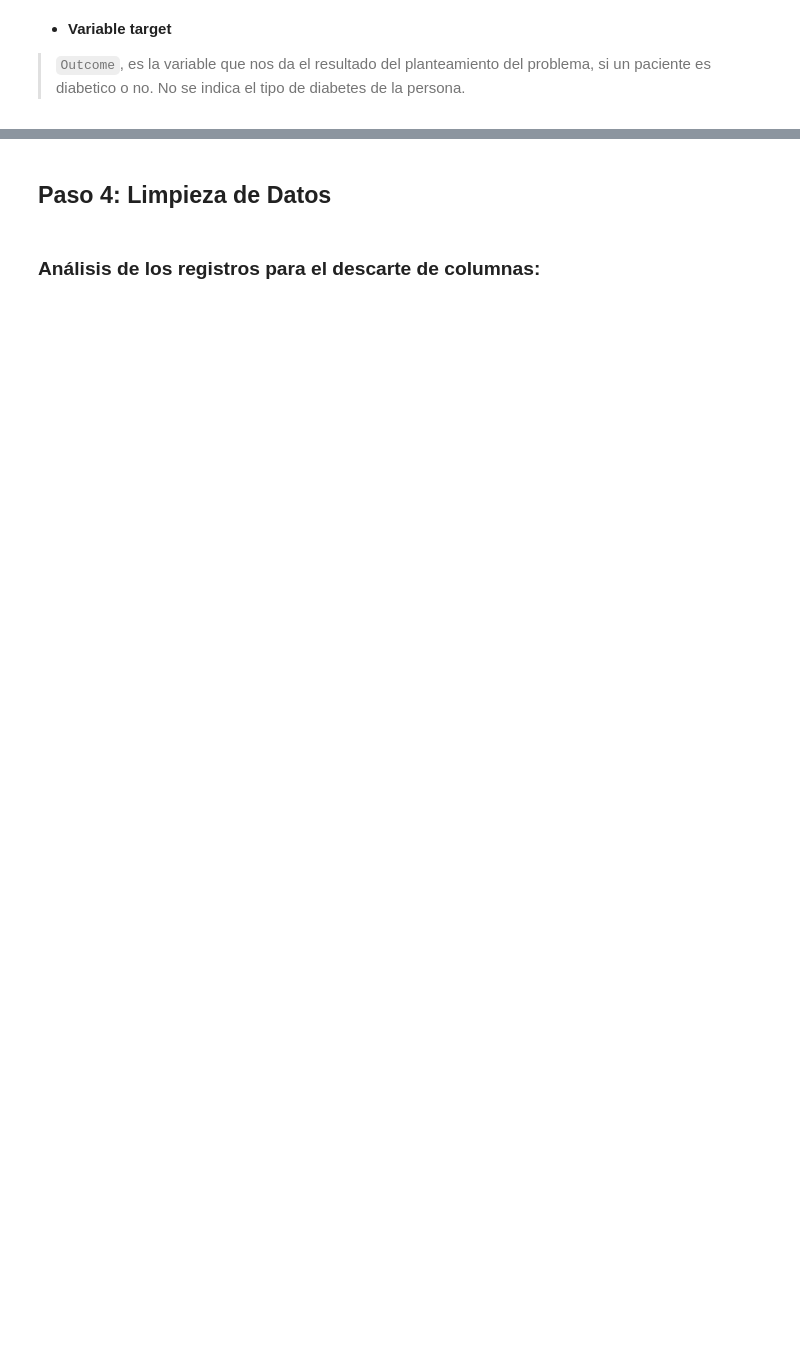
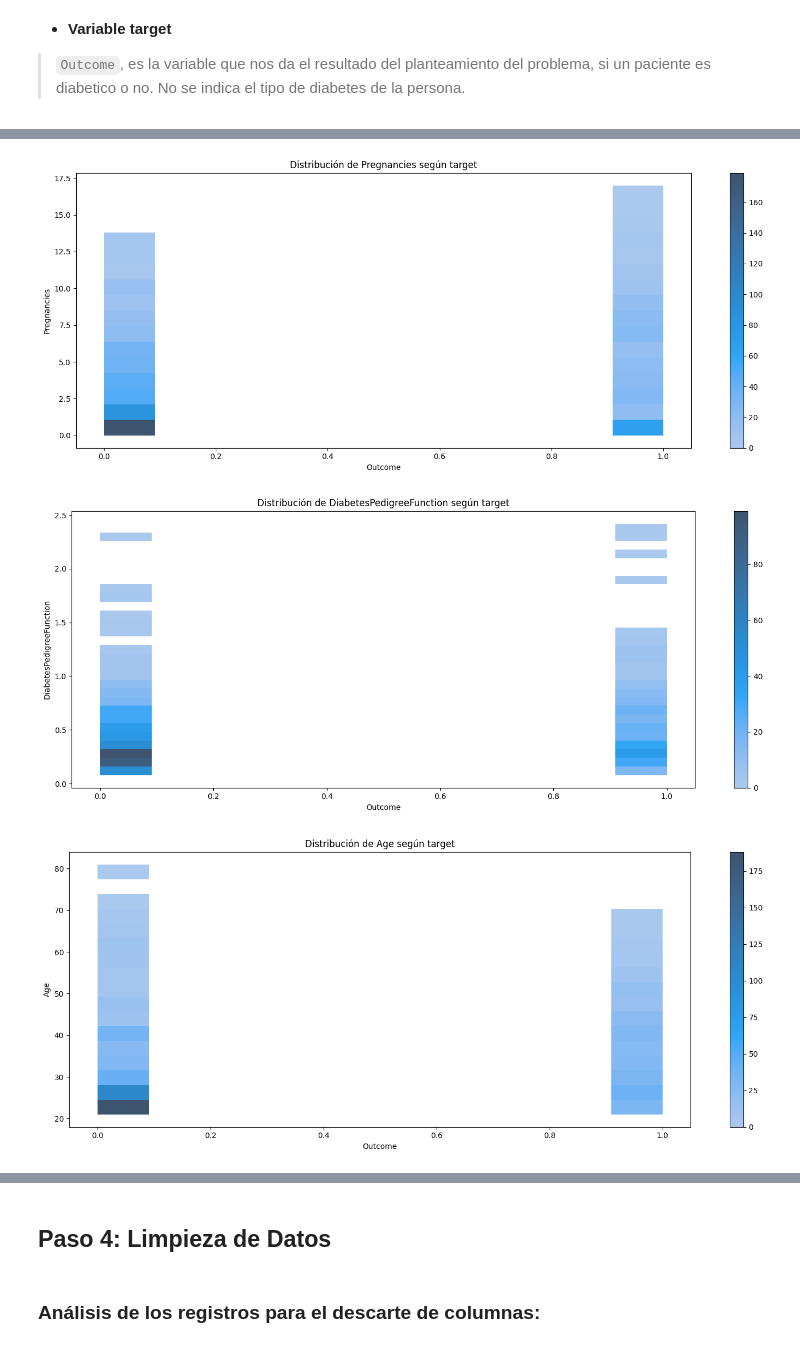
Before and after one commit to 4GeeksAcademy/cristina-chico_machine-learning, a Jupyter notebook: src/04-eda-diabetes.ipynb, the cells around one changed output, grey strips where cells are left out. Drawn from its saved outputs; the diff is of its cells as text; code cells hidden in the pictures; blank space fills up the shorter version.

```diff
--- a/src/04-eda-diabetes.ipynb
+++ b/src/04-eda-diabetes.ipynb
@@ -135,0 +162,13 @@ for columna in df:
+# %%
+# Gráficos para la información personal
+for columna in person:
+    plt.figure(figsize=(15,6))
+    axis = plt.gca()
+    sns.histplot(data=df, x="Outcome", y=columna, cbar=True, ax=axis)
+    plt.title(f"Distribución de {columna} según target")
+    plt.tight_layout()
+    plt.show()
+# %% [output]
+[figure, added]
+[figure, added]
+[figure, added]
```
Also changed, not shown: parts of 25 cells of this notebook, 1 other file.
